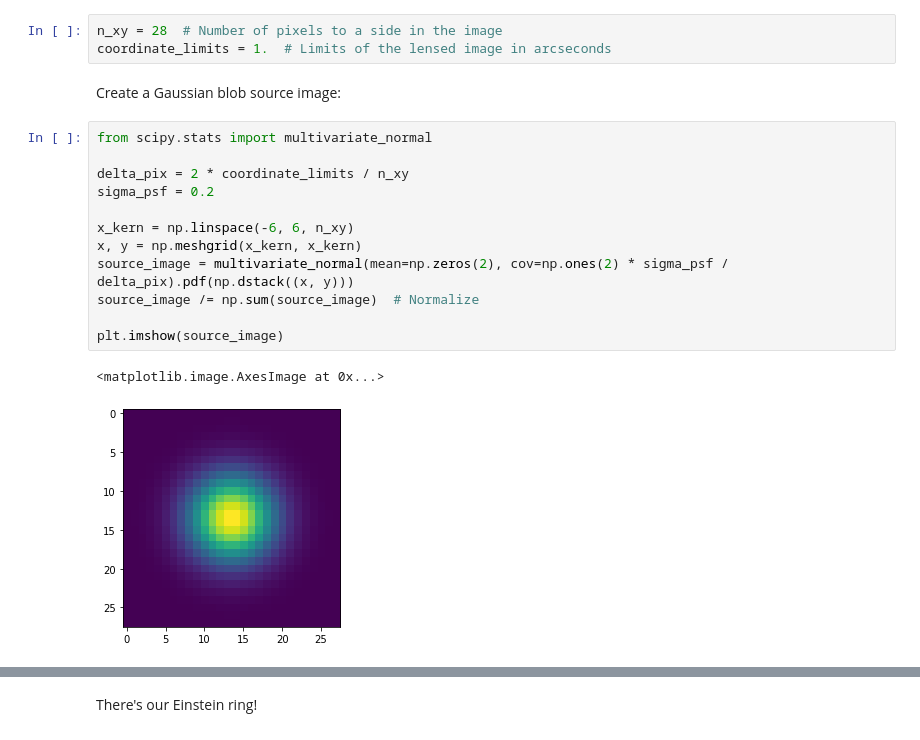
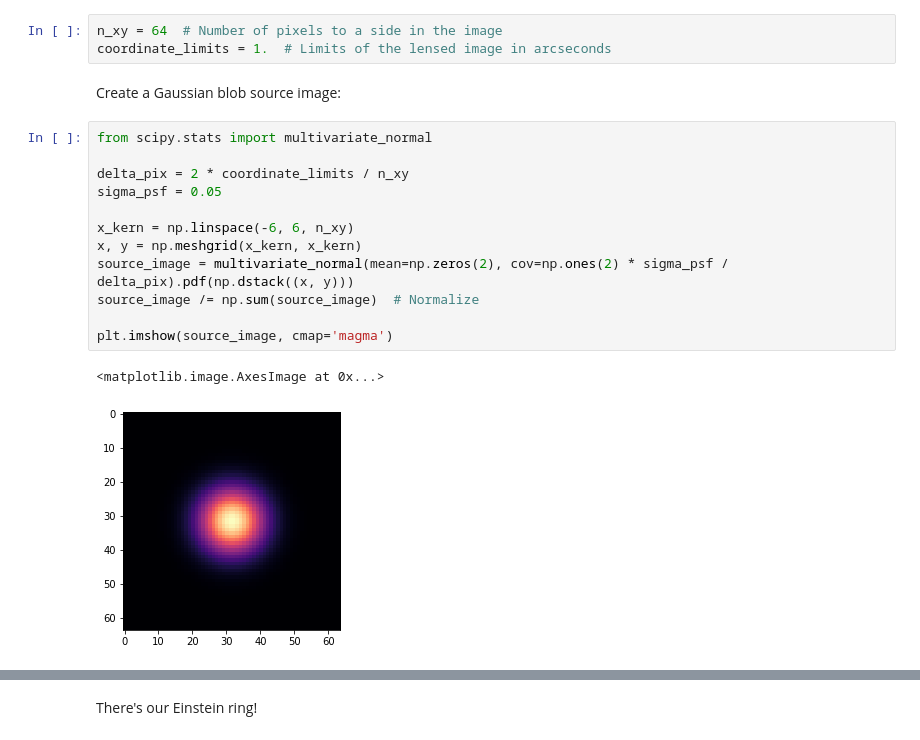
Before and after one commit to smsharma/deep-prob-prog-tutorials, a Jupyter notebook: 02_deep_prob_prog.ipynb, the cells around one changed output, grey strips where cells are left out. Cells and saved outputs as stored; diff of their text form.

```diff
--- a/02_deep_prob_prog.ipynb
+++ b/02_deep_prob_prog.ipynb
@@ -232,25 +232,25 @@ class LensingSim:
 # %% [markdown]
 Let's experiment with lensing various images, starting with a simple Gaussian blob. Feel free to play around with various configurations of both the lens and source to see how things change
 # %%
-n_xy = 28  # Number of pixels to a side in the image
+n_xy = 64  # Number of pixels to a side in the image
 coordinate_limits = 1.  # Limits of the lensed image in arcseconds
 # %% [markdown]
 Create a Gaussian blob source image:
 # %%
 from scipy.stats import multivariate_normal
 
 delta_pix = 2 * coordinate_limits / n_xy
-sigma_psf = 0.2
+sigma_psf = 0.05
 
 x_kern = np.linspace(-6, 6, n_xy)
 x, y = np.meshgrid(x_kern, x_kern)
 source_image = multivariate_normal(mean=np.zeros(2), cov=np.ones(2) * sigma_psf / delta_pix).pdf(np.dstack((x, y)))
 source_image /= np.sum(source_image)  # Normalize
 
-plt.imshow(source_image)
+plt.imshow(source_image, cmap='magma')
 # %% [output]
 <matplotlib.image.AxesImage at 0x...>
-[figure, old version]
+[figure, new version]
 # %%
 # Lens parameters
 lens_dict = {"profile":"SIE", "theta_x_0":0.2, "theta_y_0":-0.3, "theta_E":0.7, "q":0.7}
```
Also changed, not shown: parts of 49 cells of this notebook.
